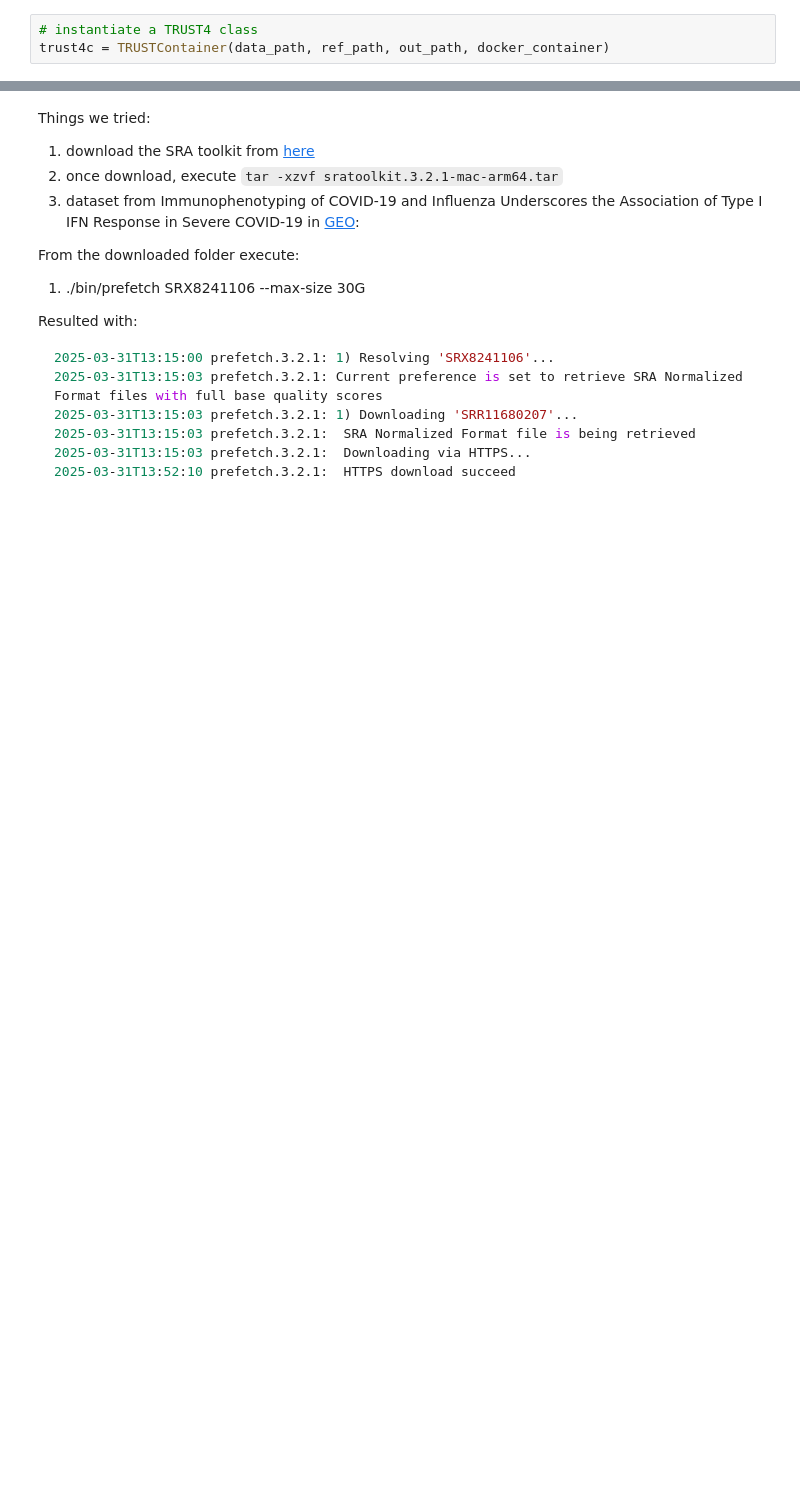
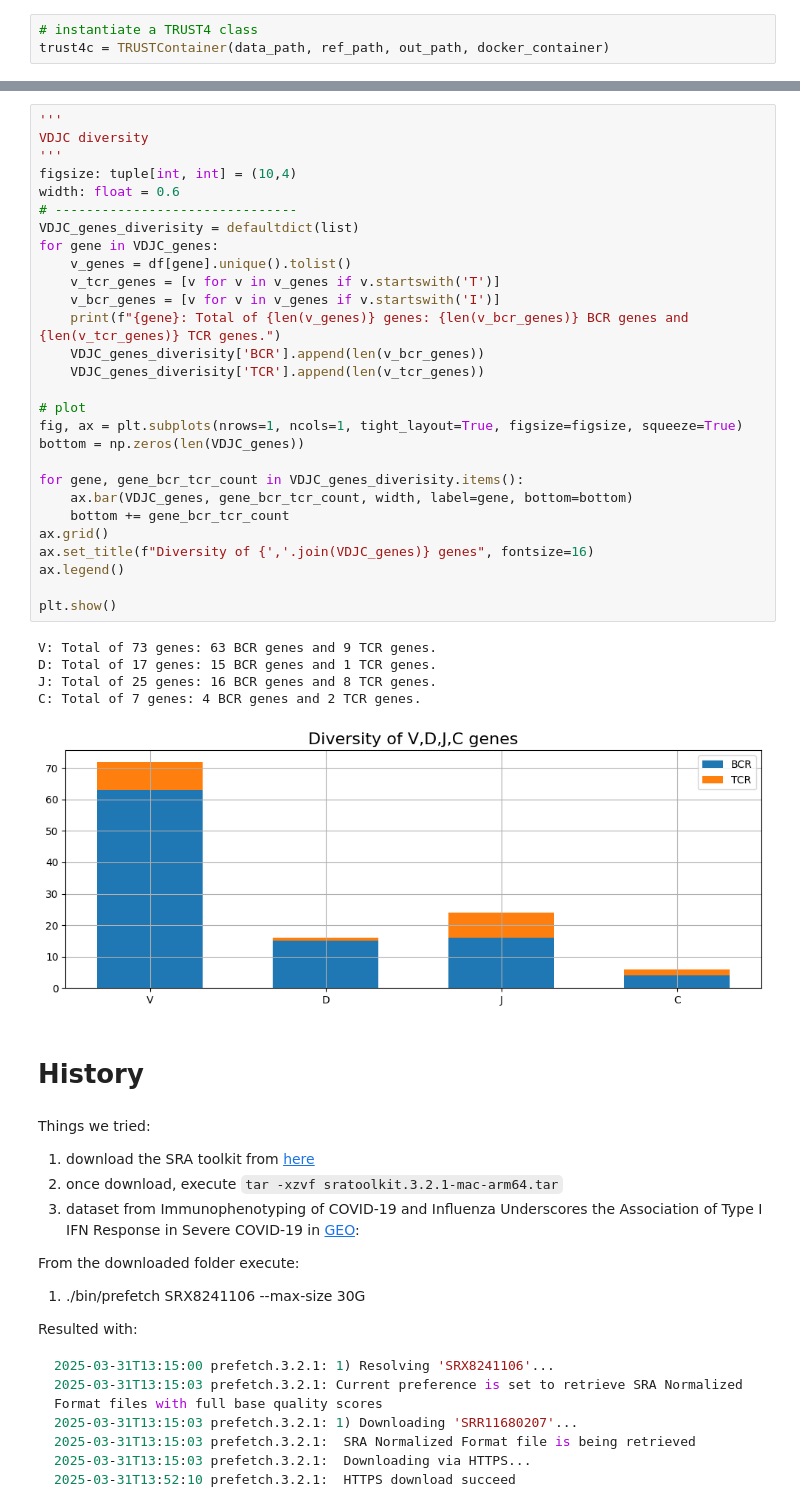
Before and after one commit to yoramzarai/Numenos-exercise, a Jupyter notebook: main_exercise.ipynb, the cells around one changed output, grey strips where cells are left out. Saved outputs shown, nothing was run; the diff lists cells and outputs as text; blank space fills up the shorter version.

```diff
--- a/main_exercise.ipynb
+++ b/main_exercise.ipynb
@@ -331,3 +406,39 @@ Report from /Users/yoramzarai/work/Ramot/Projects/Exercises/TRUST4/Output/TRUST_
+# %%
+'''
+VDJC diversity
+'''
+figsize: tuple[int, int] = (10,4)
+width: float = 0.6
+# -------------------------------
+VDJC_genes_diverisity = defaultdict(list)
+for gene in VDJC_genes:
+    v_genes = df[gene].unique().tolist()
+    v_tcr_genes = [v for v in v_genes if v.startswith('T')]
+    v_bcr_genes = [v for v in v_genes if v.startswith('I')]
+    print(f"{gene}: Total of {len(v_genes)} genes: {len(v_bcr_genes)} BCR genes and {len(v_tcr_genes)} TCR genes.")
+    VDJC_genes_diverisity['BCR'].append(len(v_bcr_genes))
+    VDJC_genes_diverisity['TCR'].append(len(v_tcr_genes))
+
+# plot
+fig, ax = plt.subplots(nrows=1, ncols=1, tight_layout=True, figsize=figsize, squeeze=True)
+bottom = np.zeros(len(VDJC_genes))
+
+for gene, gene_bcr_tcr_count in VDJC_genes_diverisity.items():
+    ax.bar(VDJC_genes, gene_bcr_tcr_count, width, label=gene, bottom=bottom)
+    bottom += gene_bcr_tcr_count
+ax.grid()
+ax.set_title(f"Diversity of {','.join(VDJC_genes)} genes", fontsize=16)
+ax.legend()
+
+plt.show()
+# %% [output]
+V: Total of 73 genes: 63 BCR genes and 9 TCR genes.
+D: Total of 17 genes: 15 BCR genes and 1 TCR genes.
+J: Total of 25 genes: 16 BCR genes and 8 TCR genes.
+C: Total of 7 genes: 4 BCR genes and 2 TCR genes.
+[figure, added]
+# %% [markdown]
+# History
 # %% [markdown]
 Things we tried:
 
```
Also changed, not shown: parts of 10 cells of this notebook, 2 other files.
